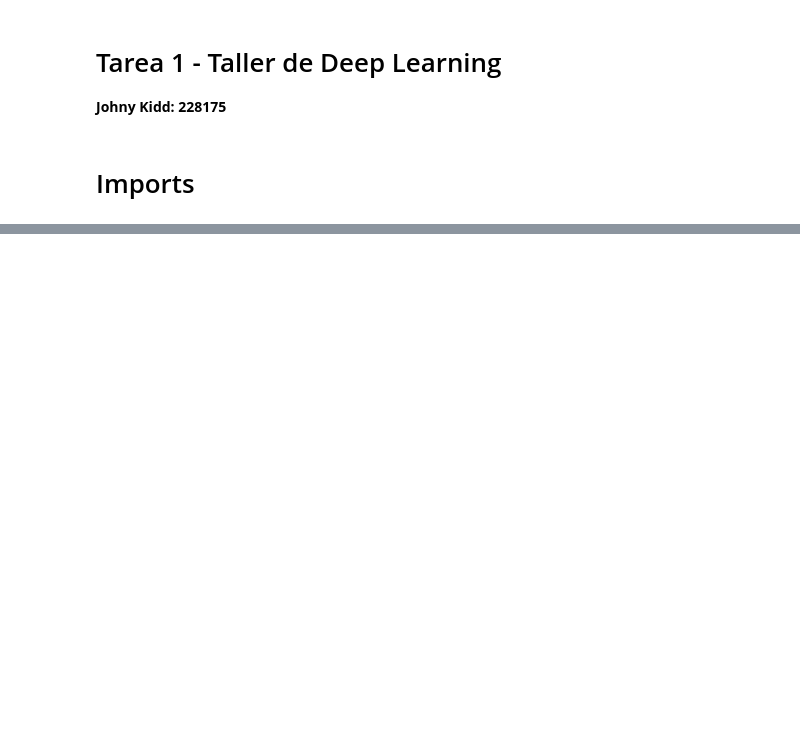
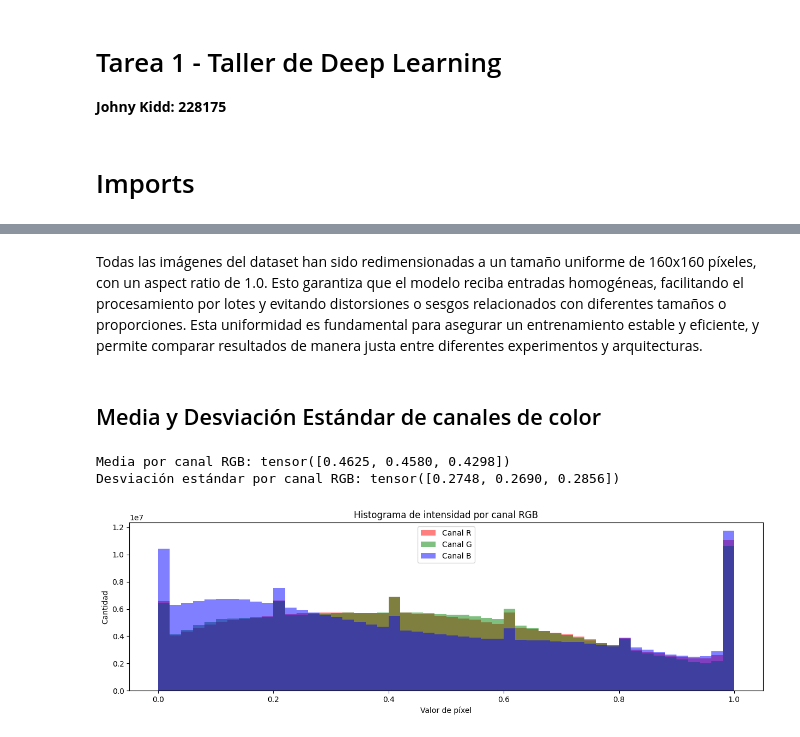
Before and after one commit to kidnixt/imagenette, a Jupyter notebook: imagenette.ipynb, the cells around one changed output, grey strips where cells are left out. Cells and saved outputs as stored; diff of their text form; code cells hidden in the pictures; blank space fills up the shorter version.

```diff
--- a/imagenette.ipynb
+++ b/imagenette.ipynb
@@ -46,0 +196,41 @@ True
+# %% [markdown]
+Todas las imágenes del dataset han sido redimensionadas a un tamaño uniforme de 160x160 píxeles, con un aspect ratio de 1.0. Esto garantiza que el modelo reciba entradas homogéneas, facilitando el procesamiento por lotes y evitando distorsiones o sesgos relacionados con diferentes tamaños o proporciones. Esta uniformidad es fundamental para asegurar un entrenamiento estable y eficiente, y permite comparar resultados de manera justa entre diferentes experimentos y arquitecturas.
+# %% [markdown]
+## Media y Desviación Estándar de canales de color
+# %%
+means = []
+stds = []
+
+#iteramos por batchss para no sarturar memoria
+loader = DataLoader(train_dataset, batch_size=64, shuffle=False, num_workers=2)
+
+for imgs, _ in loader:
+    means.append(imgs.mean(dim=[0,2,3]))  # mean por canal
+    stds.append(imgs.std(dim=[0,2,3]))    # std por canal
+
+mean = torch.stack(means).mean(dim=0)
+std = torch.stack(stds).mean(dim=0)
+
+print("Media por canal RGB:", mean)
+print("Desviación estándar por canal RGB:", std)
+
+# Histograma de intensidad por canal
+all_pixels = []
+for imgs, _ in loader:
+    all_pixels.append(imgs)
+
+all_pixels = torch.cat(all_pixels, dim=0)  # shape [N, C, H, W]
+
+plt.figure(figsize=(15,4))
+colors = ['r','g','b']
+for i, color in enumerate(colors):
+    plt.hist(all_pixels[:,i,:,:].numpy().flatten(), bins=50, color=color, alpha=0.5, label=f'Canal {color.upper()}')
+plt.title("Histograma de intensidad por canal RGB")
+plt.xlabel("Valor de píxel")
+plt.ylabel("Cantidad")
+plt.legend()
+plt.show()
+# %% [output]
+Media por canal RGB: tensor([0.4625, 0.4580, 0.4298])
+Desviación estándar por canal RGB: tensor([0.2748, 0.2690, 0.2856])
+[figure, added]
```
Also changed, not shown: parts of 22 cells of this notebook, 3 other files.
